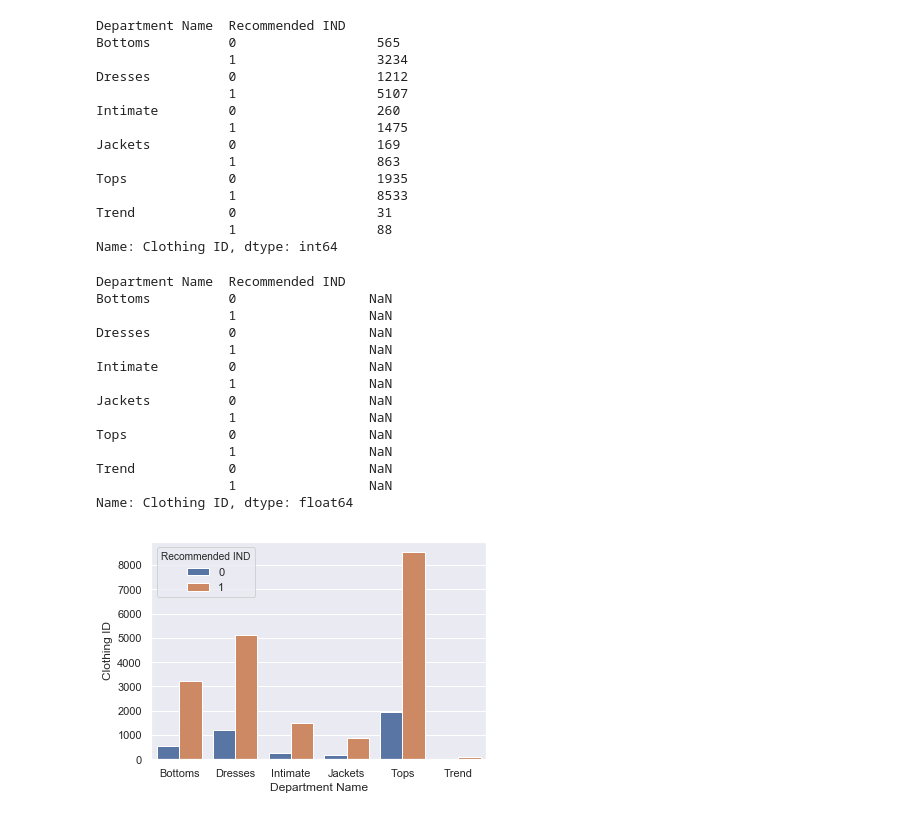
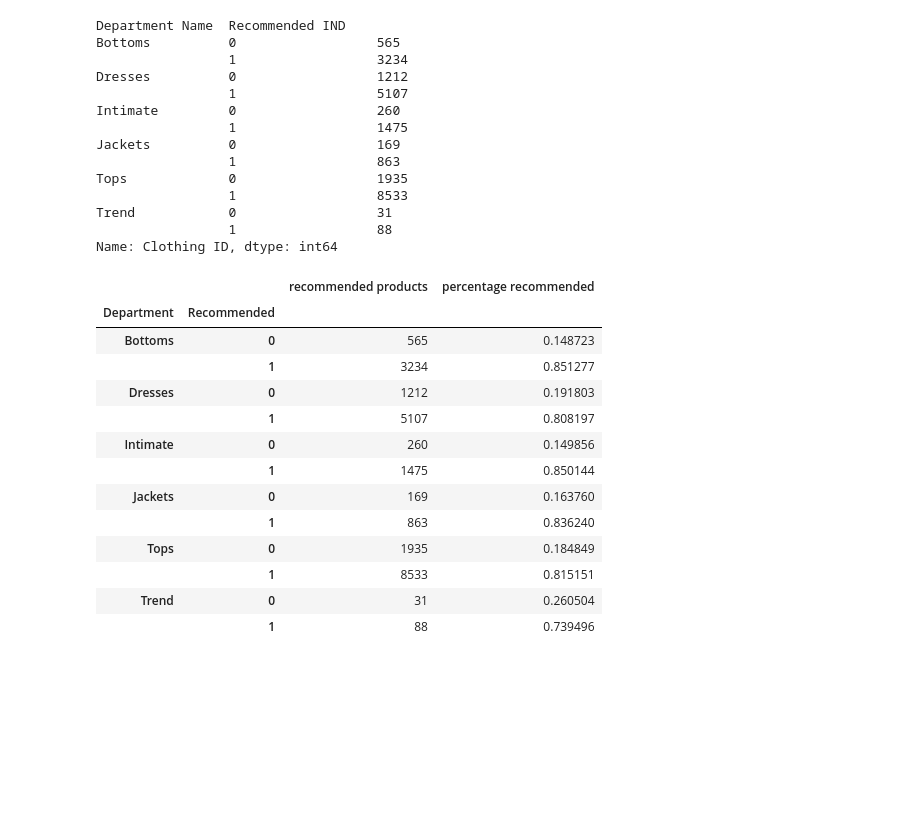
Before and after one commit to Daesparz/Conundrum_17, a Jupyter notebook: Exploratory Data Analysis user reviews.ipynb, the cells around one changed output. Cells and saved outputs as stored; diff of their text form; code cells hidden in the pictures; blank space fills up the shorter version.

```diff
--- a/Exploratory Data Analysis user reviews.ipynb
+++ b/Exploratory Data Analysis user reviews.ipynb
@@ -344,23 +341,21 @@ Name: Clothing ID, dtype: int64
-# %%
-df_deptRecom
-# %% [output]
-Department Name  Recommended IND
-Bottoms          0                 NaN
-                 1                 NaN
-Dresses          0                 NaN
-                 1                 NaN
-Intimate         0                 NaN
-                 1                 NaN
-Jackets          0                 NaN
-                 1                 NaN
-Tops             0                 NaN
-                 1                 NaN
-Trend            0                 NaN
-                 1                 NaN
-Name: Clothing ID, dtype: float64
-# %%
-df_deptRecom = df_deptRecom.reset_index()
-
-_ = sns.barplot(x='Department Name', y='Clothing ID', hue='Recommended IND', data=df_deptRecom)
-# %% [output]
-[figure, removed]
+# %%
+r = df_review.groupby(['Department Name', 'Recommended IND']).agg({'Department Name': 'count'})
+r['percentage recommended'] = r/r.groupby(level=0).sum()
+r.index.rename(['Department', 'Recommended'], inplace=True)
+r.rename({'Department Name': 'recommended products'}, axis=1, inplace=True)
+r
+# %% [output]
+|  |  | recommended products | percentage recommended |
+| Department | Recommended |  |  |
+| Bottoms | 0 | 565 | 0.148723 |
+|  | 1 | 3234 | 0.851277 |
+| Dresses | 0 | 1212 | 0.191803 |
+|  | 1 | 5107 | 0.808197 |
+| Intimate | 0 | 260 | 0.149856 |
+|  | 1 | 1475 | 0.850144 |
+| Jackets | 0 | 169 | 0.163760 |
+|  | 1 | 863 | 0.836240 |
+| Tops | 0 | 1935 | 0.184849 |
+|  | 1 | 8533 | 0.815151 |
+| Trend | 0 | 31 | 0.260504 |
+|  | 1 | 88 | 0.739496 |
```
Also changed, not shown: parts of 7 cells of this notebook.
